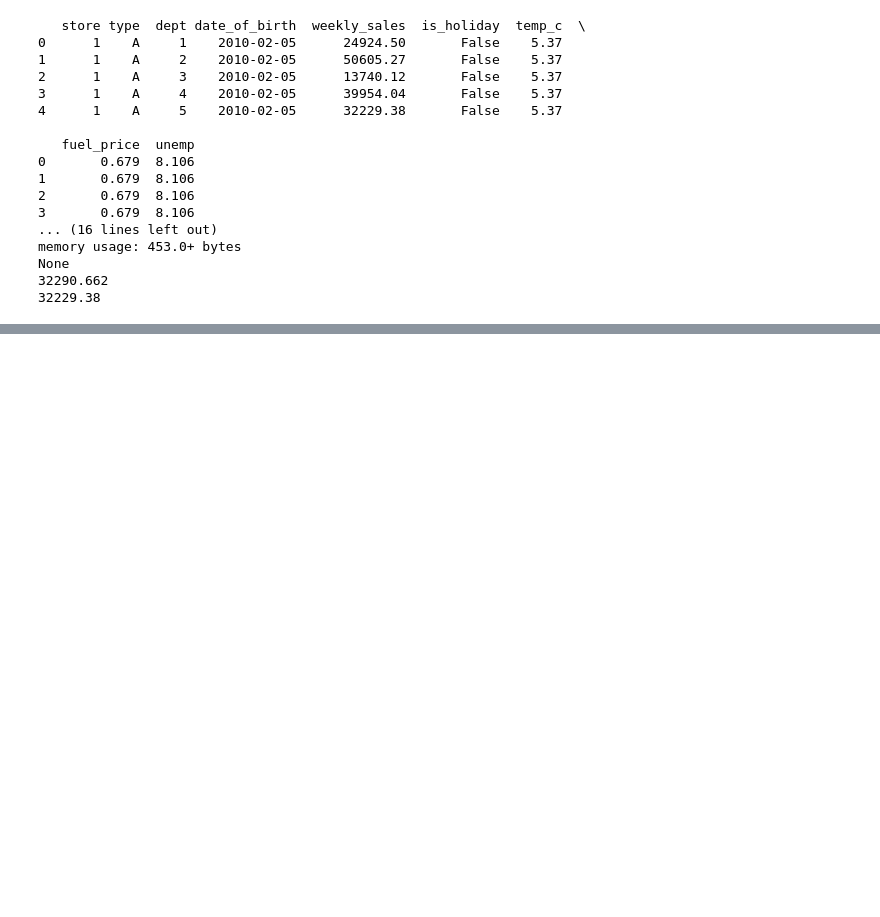
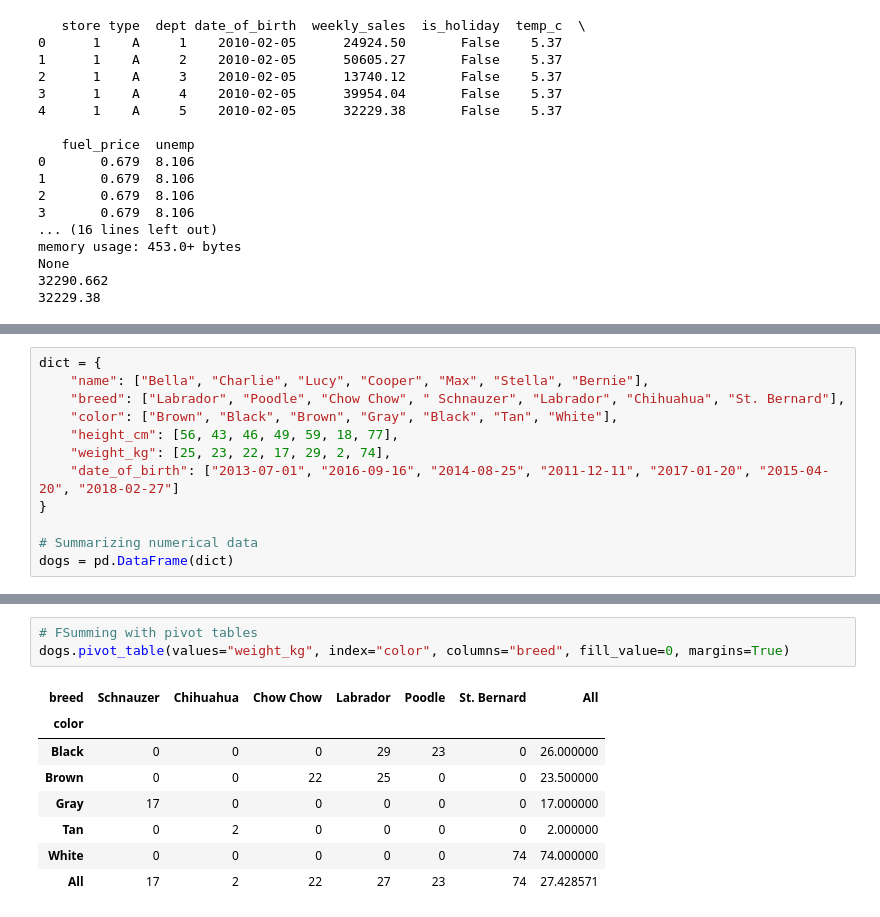
Before and after one commit to Abito21/DataScience-Python-DataCamp, a Jupyter notebook: 3-Data-Manipulation-with-Pandas.ipynb, the cells around one changed output, grey strips where cells are left out. Drawn from its saved outputs; the diff is of its cells as text; blank space fills up the shorter version.

```diff
--- a/3-Data-Manipulation-with-Pandas.ipynb
+++ b/3-Data-Manipulation-with-Pandas.ipynb
@@ -419,0 +577,12 @@ None
+# %%
+dict = {
+    "name": ["Bella", "Charlie", "Lucy", "Cooper", "Max", "Stella", "Bernie"],
+    "breed": ["Labrador", "Poodle", "Chow Chow", " Schnauzer", "Labrador", "Chihuahua", "St. Bernard"],
+    "color": ["Brown", "Black", "Brown", "Gray", "Black", "Tan", "White"],
+    "height_cm": [56, 43, 46, 49, 59, 18, 77],
+    "weight_kg": [25, 23, 22, 17, 29, 2, 74],
+    "date_of_birth": ["2013-07-01", "2016-09-16", "2014-08-25", "2011-12-11", "2017-01-20", "2015-04-20", "2018-02-27"]
+}
+
+# Summarizing numerical data
+dogs = pd.DataFrame(dict)
@@ -419,0 +742,12 @@ None
+# %%
+# FSumming with pivot tables
+dogs.pivot_table(values="weight_kg", index="color", columns="breed", fill_value=0, margins=True)
+# %% [output]
+| breed | Schnauzer | Chihuahua | Chow Chow | Labrador | Poodle | St. Bernard | All |
+| color |  |  |  |  |  |  |  |
+| Black | 0 | 0 | 0 | 29 | 23 | 0 | 26.000000 |
+| Brown | 0 | 0 | 22 | 25 | 0 | 0 | 23.500000 |
+| Gray | 17 | 0 | 0 | 0 | 0 | 0 | 17.000000 |
+| Tan | 0 | 2 | 0 | 0 | 0 | 0 | 2.000000 |
+| White | 0 | 0 | 0 | 0 | 0 | 74 | 74.000000 |
+| All | 17 | 2 | 22 | 27 | 23 | 74 | 27.428571 |
```
Also changed, not shown: parts of 45 cells of this notebook.
